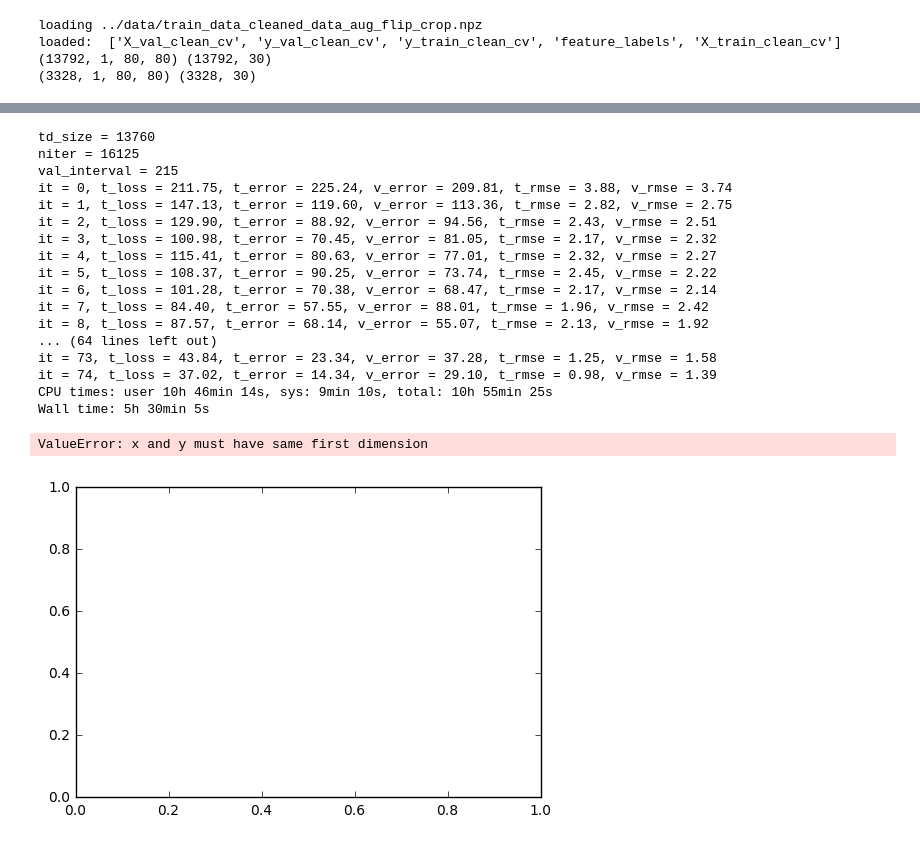
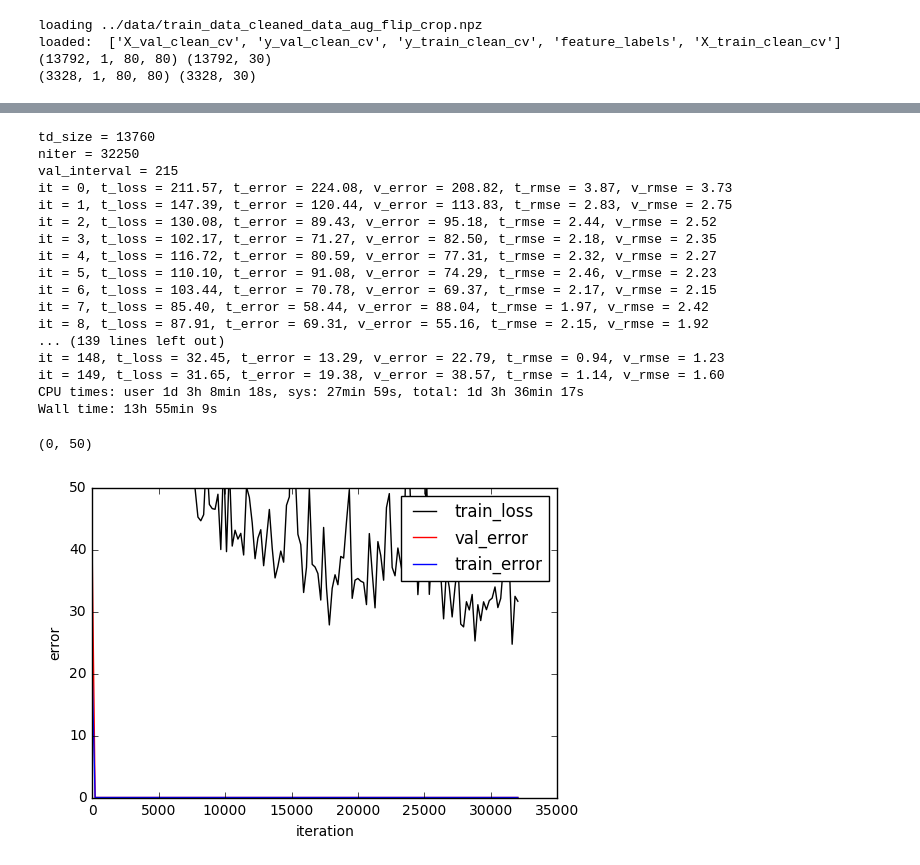
Before and after one commit to r3t2/facial_keypoint_recognition, a Jupyter notebook: src/facial_recog_le_net.ipynb, the cells around one changed output, grey strips where cells are left out. Drawn from its saved outputs; the diff is of its cells as text; code cells hidden in the pictures.

```diff
--- a/src/facial_recog_le_net.ipynb
+++ b/src/facial_recog_le_net.ipynb
@@ -45,7 +46,7 @@ val_data_size, num_labels = y_val_clean_cv.shape
 #Define all params for training
 DEBUG_MSGS = 0
 dropout_ratio = 0.5
-num_epochs = 75
+num_epochs = 150
 min_epochs = 50
 auto_stop = False
 
@@ -61,7 +62,7 @@ gamma = 0.5
 reg_param = 0 * 4.641589e-03
 
 
-train_suffix = "__b_lr_%.02e__reg_param_%0.02e__batch_size_%d__drop_%.02e_" % (base_lr, reg_param, batch_size, dropout_ratio)
+train_suffix = "__b_lr_%.02e__batch_size_%d__drop_%.02e_4feat_" % (base_lr, batch_size, dropout_ratio)
 train_suffix = train_suffix + time.strftime("%Y%m%d%H%M")
 print train_suffix
 # %% [output]
@@ -382,35 +383,35 @@ for it in range( int(np.ceil(float(niter) / val_interval)) ):
 solver.net.save('lenet_trained' + train_suffix + '.caffemodel')
 # %% [output]
 td_size = 13760
-niter = 16125
+niter = 32250
 val_interval = 215
-it = 0, t_loss = 211.75, t_error = 225.24, v_error = 209.81, t_rmse = 3.88, v_rmse = 3.74
-it = 1, t_loss = 147.13, t_error = 119.60, v_error = 113.36, t_rmse = 2.82, v_rmse = 2.75
-it = 2, t_loss = 129.90, t_error = 88.92, v_error = 94.56, t_rmse = 2.43, v_rmse = 2.51
-it = 3, t_loss = 100.98, t_error = 70.45, v_error = 81.05, t_rmse = 2.17, v_rmse = 2.32
-it = 4, t_loss = 115.41, t_error = 80.63, v_error = 77.01, t_rmse = 2.32, v_rmse = 2.27
-it = 5, t_loss = 108.37, t_error = 90.25, v_error = 73.74, t_rmse = 2.45, v_rmse = 2.22
-it = 6, t_loss = 101.28, t_error = 70.38, v_error = 68.47, t_rmse = 2.17, v_rmse = 2.14
-it = 7, t_loss = 84.40, t_error = 57.55, v_error = 88.01, t_rmse = 1.96, v_rmse = 2.42
-it = 8, t_loss = 87.57, t_error = 68.14, v_error = 55.07, t_rmse = 2.13, v_rmse = 1.92
-... (64 lines left out)
-it = 73, t_loss = 43.84, t_error = 23.34, v_error = 37.28, t_rmse = 1.25, v_rmse = 1.58
-it = 74, t_loss = 37.02, t_error = 14.34, v_error = 29.10, t_rmse = 0.98, v_rmse = 1.39
-CPU times: user 10h 46min 14s, sys: 9min 10s, total: 10h 55min 25s
-Wall time: 5h 30min 5s
+it = 0, t_loss = 211.57, t_error = 224.08, v_error = 208.82, t_rmse = 3.87, v_rmse = 3.73
+it = 1, t_loss = 147.39, t_error = 120.44, v_error = 113.83, t_rmse = 2.83, v_rmse = 2.75
+it = 2, t_loss = 130.08, t_error = 89.43, v_error = 95.18, t_rmse = 2.44, v_rmse = 2.52
+it = 3, t_loss = 102.17, t_error = 71.27, v_error = 82.50, t_rmse = 2.18, v_rmse = 2.35
+it = 4, t_loss = 116.72, t_error = 80.59, v_error = 77.31, t_rmse = 2.32, v_rmse = 2.27
+it = 5, t_loss = 110.10, t_error = 91.08, v_error = 74.29, t_rmse = 2.46, v_rmse = 2.23
+it = 6, t_loss = 103.44, t_error = 70.78, v_error = 69.37, t_rmse = 2.17, v_rmse = 2.15
+it = 7, t_loss = 85.40, t_error = 58.44, v_error = 88.04, t_rmse = 1.97, v_rmse = 2.42
+it = 8, t_loss = 87.91, t_error = 69.31, v_error = 55.16, t_rmse = 2.15, v_rmse = 1.92
+... (139 lines left out)
+it = 148, t_loss = 32.45, t_error = 13.29, v_error = 22.79, t_rmse = 0.94, v_rmse = 1.23
+it = 149, t_loss = 31.65, t_error = 19.38, v_error = 38.57, t_rmse = 1.14, v_rmse = 1.60
+CPU times: user 1d 3h 8min 18s, sys: 27min 59s, total: 1d 3h 36min 17s
+Wall time: 13h 55min 9s
 # %%
 _, ax1 = plt.subplots()
 # ax2 = ax1.twinx()
-ax1.plot(range(niter), train_loss, 'k', label='train_loss')
+ax1.plot(val_interval * np.arange(len(train_loss)), train_loss, 'k', label='train_loss')
 ax1.plot(val_interval * np.arange(len(val_error)), val_error, 'r', label='val_error')
 ax1.plot(val_interval * np.arange(len(train_error)), train_error, 'b', label='train_error')
 ax1.legend()
 ax1.set_xlabel('iteration')
 ax1.set_ylabel('error')
-ax1.set_ylim([0,200])
+ax1.set_ylim([0,50])
 # %% [output]
-ValueError: x and y must have same first dimension
+(0, 50)
-[figure, old version]
+[figure, new version]
 # %%
 # Determine training auto stop
 
```
Also changed, not shown: parts of 12 cells of this notebook.
